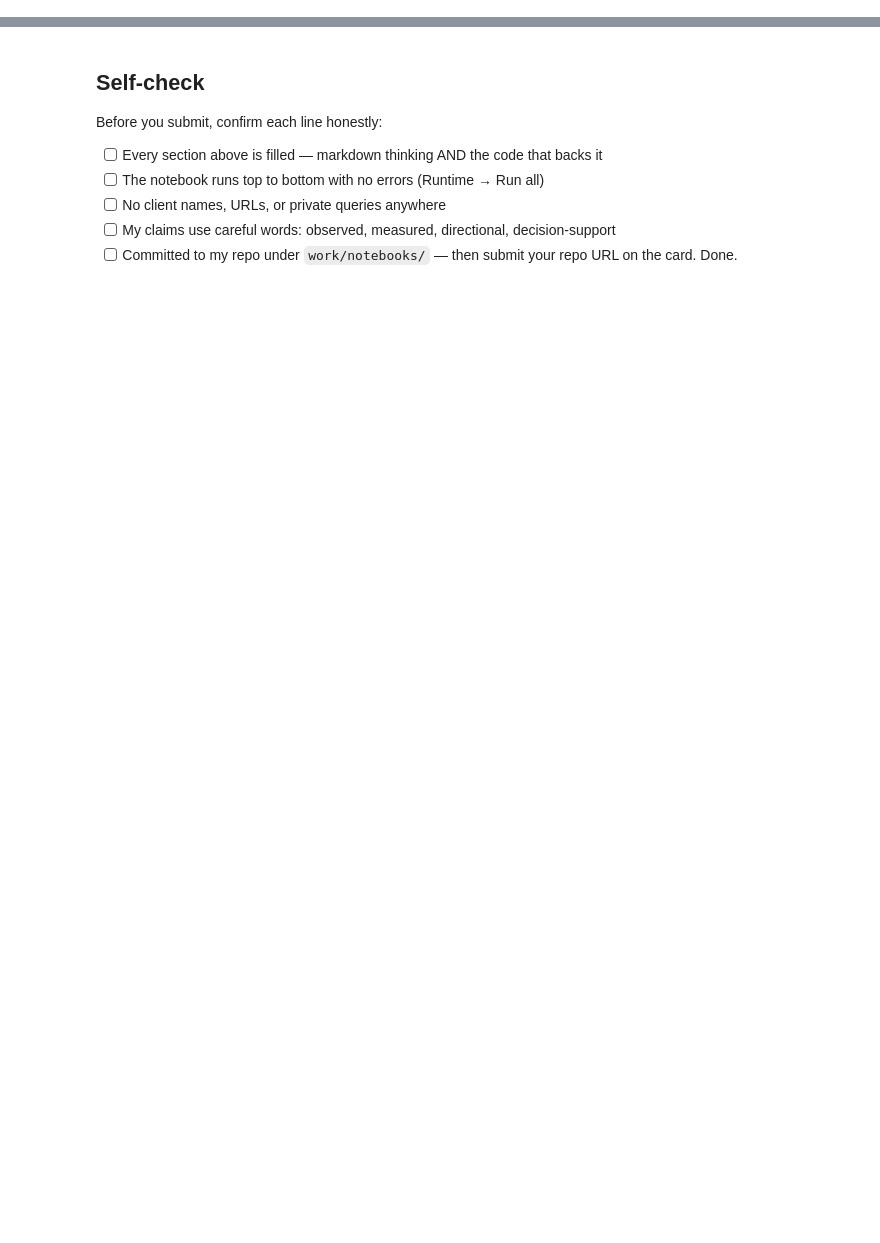
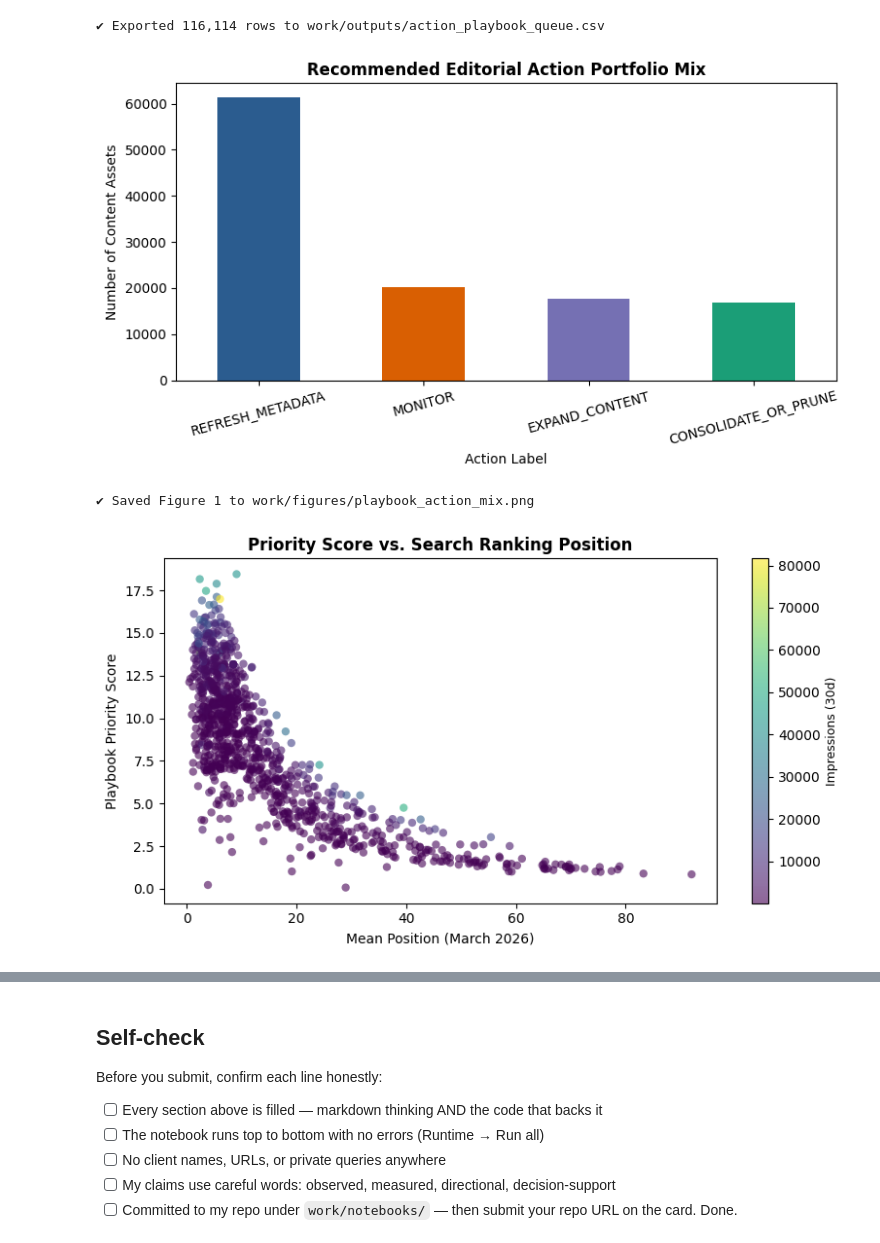
Before and after one commit to Venomm777/FlyAi, a Jupyter notebook: work/notebooks/w07_action_playbook.ipynb, the cells around one changed output, grey strips where cells are left out. Saved outputs shown, nothing was run; the diff lists cells and outputs as text; code cells hidden in the pictures; blank space fills up the shorter version.

```diff
--- a/work/notebooks/w07_action_playbook.ipynb
+++ b/work/notebooks/w07_action_playbook.ipynb
@@ -43,0 +172,18 @@ This skeleton is yours to fill. Work the sections **in order** — each one has
+# %%
+# Identify pages with high operational risk that require mandatory human caution
+def flag_review_risk(row):
+    flags = []
+    if row["impressions_30d"] > 50000 and row["ctr_30d"] < 0.005:
+        flags.append("POTENTIAL_ZERO_CLICK_SERP")
+    if row["active_days"] < 15:
+        flags.append("INTERMITTENT_INDEXING")
+    if row["action_label"] == "CONSOLIDATE_OR_PRUNE" and row["impressions_30d"] > 1000:
+        flags.append("HIGH_VALUE_PRUNE_RISK")
+    return ", ".join(flags) if flags else "CLEAN_FOR_REVIEW"
+
+playbook_queue["human_review_flag"] = playbook_queue.apply(flag_review_risk, axis=1)
+
+print("Candidate Pages Requiring Mandatory Manual Verification:")
+display(playbook_queue[playbook_queue["human_review_flag"] != "CLEAN_FOR_REVIEW"].head(5)[[
+    "client_hash_id", "content_hash_id", "impressions_30d", "avg_position_30d", "action_label", "human_review_flag"
+]])
@@ -43,0 +249,61 @@ This skeleton is yours to fill. Work the sections **in order** — each one has
+# %%
+# 1. Export Ranked Queue CSV
+csv_export = "work/outputs/action_playbook_queue.csv"
+playbook_queue.to_csv(csv_export, index=False)
+print(f"✔ Exported {len(playbook_queue):,} rows to {csv_export}")
+
+# 2. Figure 1: Action Mix
+fig, ax = plt.subplots(figsize=(8, 4.5))
+action_counts = playbook_queue["action_label"].value_counts()
+colors = ["#2b5c8f", "#d95f02", "#7570b3", "#1b9e77"]
+action_counts.plot(kind="bar", color=colors[:len(action_counts)], ax=ax)
+ax.set_title("Recommended Editorial Action Portfolio Mix", fontsize=12, fontweight="bold")
+ax.set_ylabel("Number of Content Assets", fontsize=10)
+ax.set_xlabel("Action Label", fontsize=10)
+plt.xticks(rotation=15)
+plt.tight_layout()
+fig1_path = "work/figures/playbook_action_mix.png"
+fig.savefig(fig1_path, dpi=200)
+plt.show()
+print(f"✔ Saved Figure 1 to {fig1_path}")
+
+# 3. Figure 2: Priority Score vs Average Position
+fig2, ax2 = plt.subplots(figsize=(8, 4.5))
+sample_plot = playbook_queue.sample(min(1000, len(playbook_queue)), random_state=42)
+scatter = ax2.scatter(
+    sample_plot["avg_position_30d"],
+    sample_plot["priority_score"],
+    c=sample_plot["impressions_30d"],
+    cmap="viridis",
+    alpha=0.6,
+    edgecolors="none"
+)
+cbar = plt.colorbar(scatter, ax=ax2)
+cbar.set_label("Impressions (30d)", fontsize=9)
+ax2.set_title("Priority Score vs. Search Ranking Position", fontsize=12, fontweight="bold")
+ax2.set_xlabel("Mean Position (March 2026)", fontsize=10)
+ax2.set_ylabel("Playbook Priority Score", fontsize=10)
+plt.tight_layout()
+fig2_path = "work/figures/playbook_score_vs_position.png"
+fig2.savefig(fig2_path, dpi=200)
+plt.show()
+print(f"✔ Saved Figure 2 to {fig2_path}")
+
+# 4. JSON Receipts
+summary_metrics = {
+    "total_assets_evaluated": int(len(playbook_queue)),
+    "total_estimated_editorial_hours": float(playbook_queue["est_cost_hours"].sum()),
+    "actions_breakdown": playbook_queue["action_label"].value_counts().to_dict(),
+    "reasons_breakdown": playbook_queue["reason_code"].value_counts().to_dict(),
+    "high_caution_assets_count": int((playbook_queue["human_review_flag"] != "CLEAN_FOR_REVIEW").sum())
+}
+
+json_export = "work/outputs/playbook_summary_metrics.json"
+with open(json_export, "w") as f:
+    json.dump(summary_metrics, f, indent=2)
+print(f"✔ Saved metric receipts to {json_export}")
+# %% [output]
+✔ Exported 116,114 rows to work/outputs/action_playbook_queue.csv
+[figure, added]
+✔ Saved Figure 1 to work/figures/playbook_action_mix.png
+[figure, added]
```
Also changed, not shown: parts of 22 cells of this notebook.
